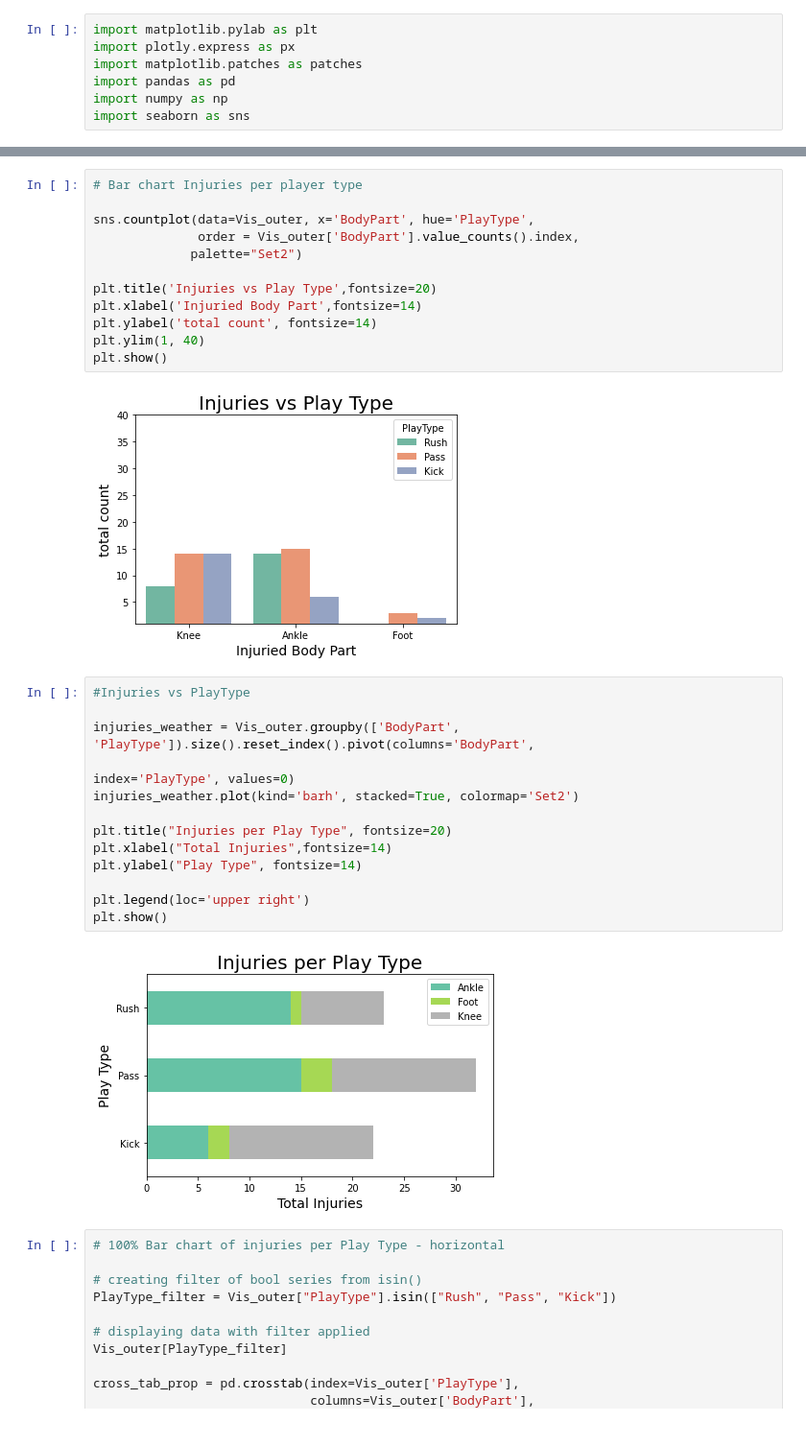
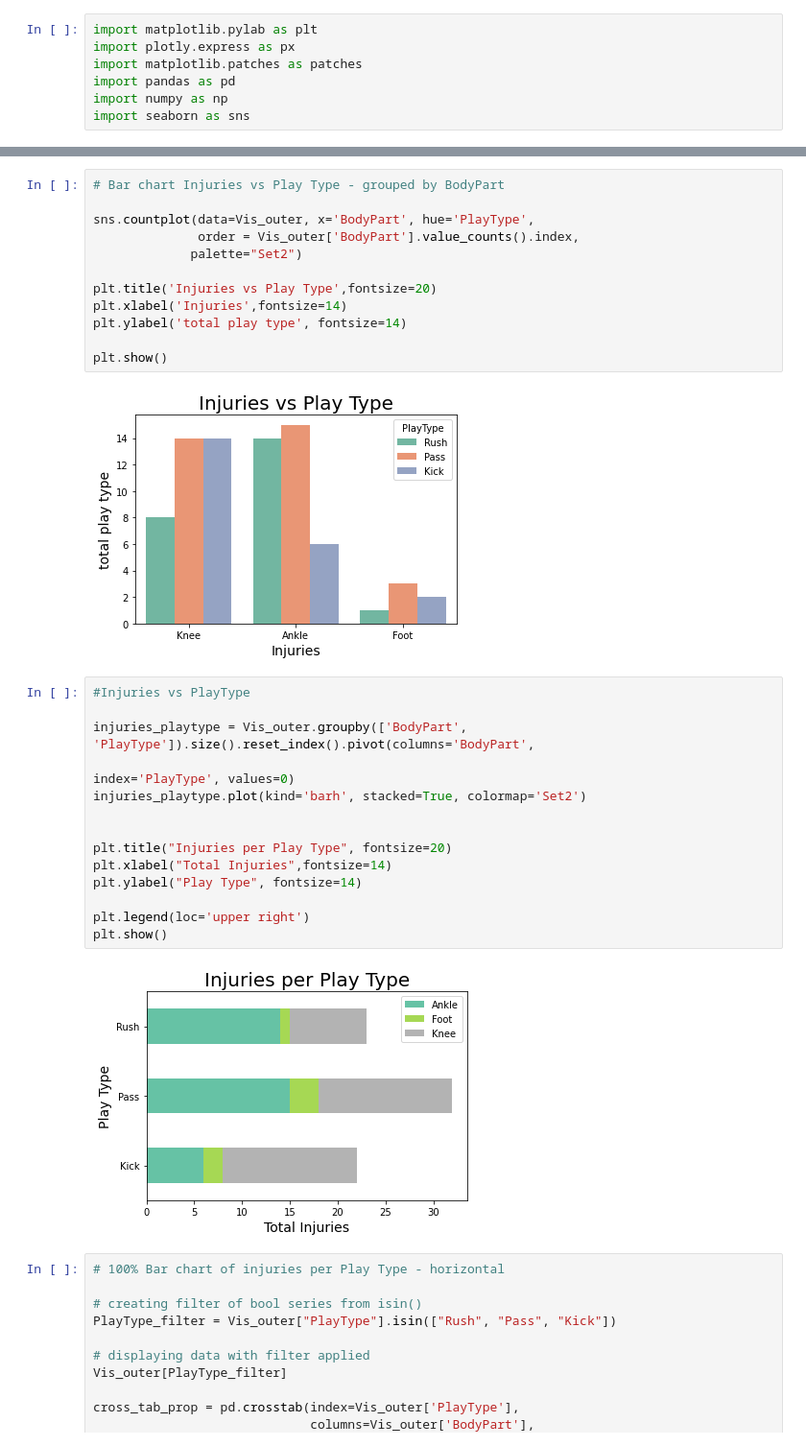
Before and after one commit to agaffney-hub/final-capstone, a Jupyter notebook: Visuals_2.ipynb, the cells around one changed output, grey strips where cells are left out. Shown at 96% size. Drawn from its saved outputs; the diff is of its cells as text.

```diff
--- a/Visuals_2.ipynb
+++ b/Visuals_2.ipynb
@@ -187,32 +183,33 @@ plt.show()
 # %%
-# Bar chart Injuries per player type
+# Bar chart Injuries vs Play Type - grouped by BodyPart
 
 sns.countplot(data=Vis_outer, x='BodyPart', hue='PlayType',
               order = Vis_outer['BodyPart'].value_counts().index,
              palette="Set2")
 
 plt.title('Injuries vs Play Type',fontsize=20)
-plt.xlabel('Injuried Body Part',fontsize=14)
-plt.ylabel('total count', fontsize=14)
-plt.ylim(1, 40)
+plt.xlabel('Injuries',fontsize=14)
+plt.ylabel('total play type', fontsize=14)
+
 plt.show()
 # %% [output]
-[figure, old version]
+[figure, new version]
 # %%
 #Injuries vs PlayType
 
-injuries_weather = Vis_outer.groupby(['BodyPart', 'PlayType']).size().reset_index().pivot(columns='BodyPart',
+injuries_playtype = Vis_outer.groupby(['BodyPart', 'PlayType']).size().reset_index().pivot(columns='BodyPart',
                                                                                              index='PlayType', values=0)
-injuries_weather.plot(kind='barh', stacked=True, colormap='Set2')
+injuries_playtype.plot(kind='barh', stacked=True, colormap='Set2')
+
 
 plt.title("Injuries per Play Type", fontsize=20)
 plt.xlabel("Total Injuries",fontsize=14)
 plt.ylabel("Play Type", fontsize=14)
 
 plt.legend(loc='upper right')
 plt.show()
 # %% [output]
-[figure, old version]
+[figure, new version]
 # %%
 # 100% Bar chart of injuries per Play Type - horizontal
 
```
Also changed, not shown: parts of 26 cells of this notebook.
